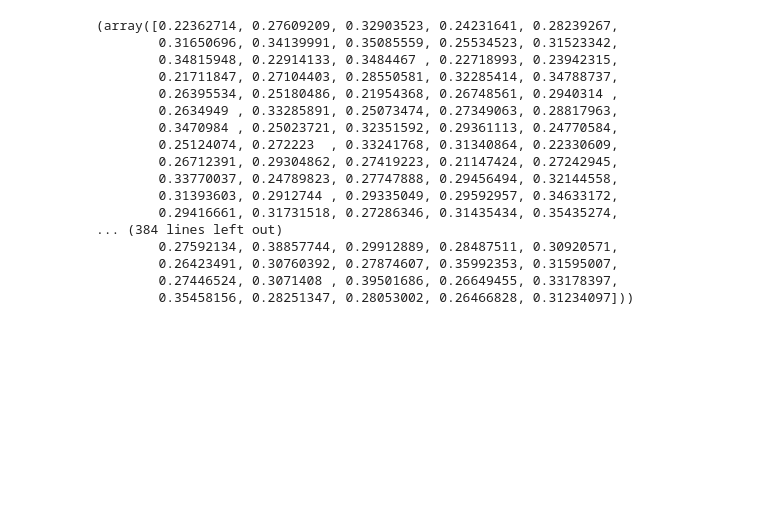
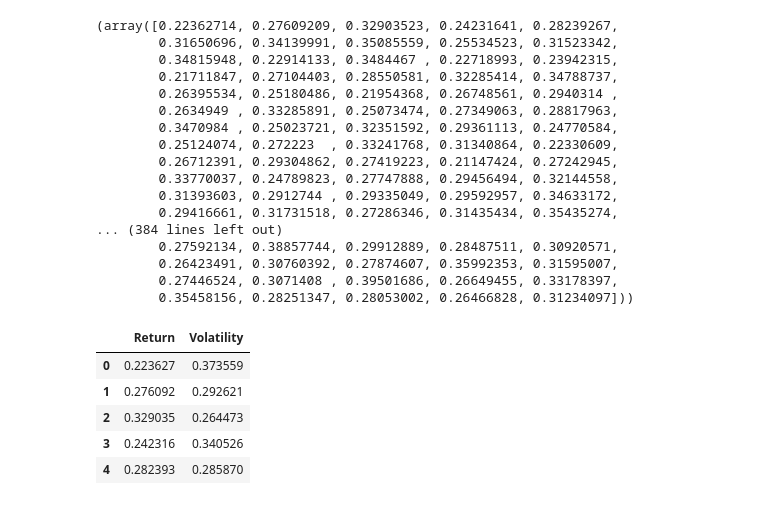
Before and after one commit to RISONALDOMENDES/python-para-financas--investimento-e-analise-de-dados, a Jupyter notebook: 77 Calculating Portfolio Risk/fronteiraeficiente.ipynb, the cells around one changed output. Cells and saved outputs as stored; diff of their text form; code cells hidden in the pictures; blank space fills up the shorter version.

```diff
--- a/77 Calculating Portfolio Risk/fronteiraeficiente.ipynb
+++ b/77 Calculating Portfolio Risk/fronteiraeficiente.ipynb
@@ -157,0 +160,9 @@ pfolio_returns, pfolio_volatilities
+# %%
+portfolios.head()
+# %% [output]
+|  | Return | Volatility |
+| 0 | 0.223627 | 0.373559 |
+| 1 | 0.276092 | 0.292621 |
+| 2 | 0.329035 | 0.264473 |
+| 3 | 0.242316 | 0.340526 |
+| 4 | 0.282393 | 0.285870 |
```
Also changed, not shown: parts of 3 cells of this notebook.
